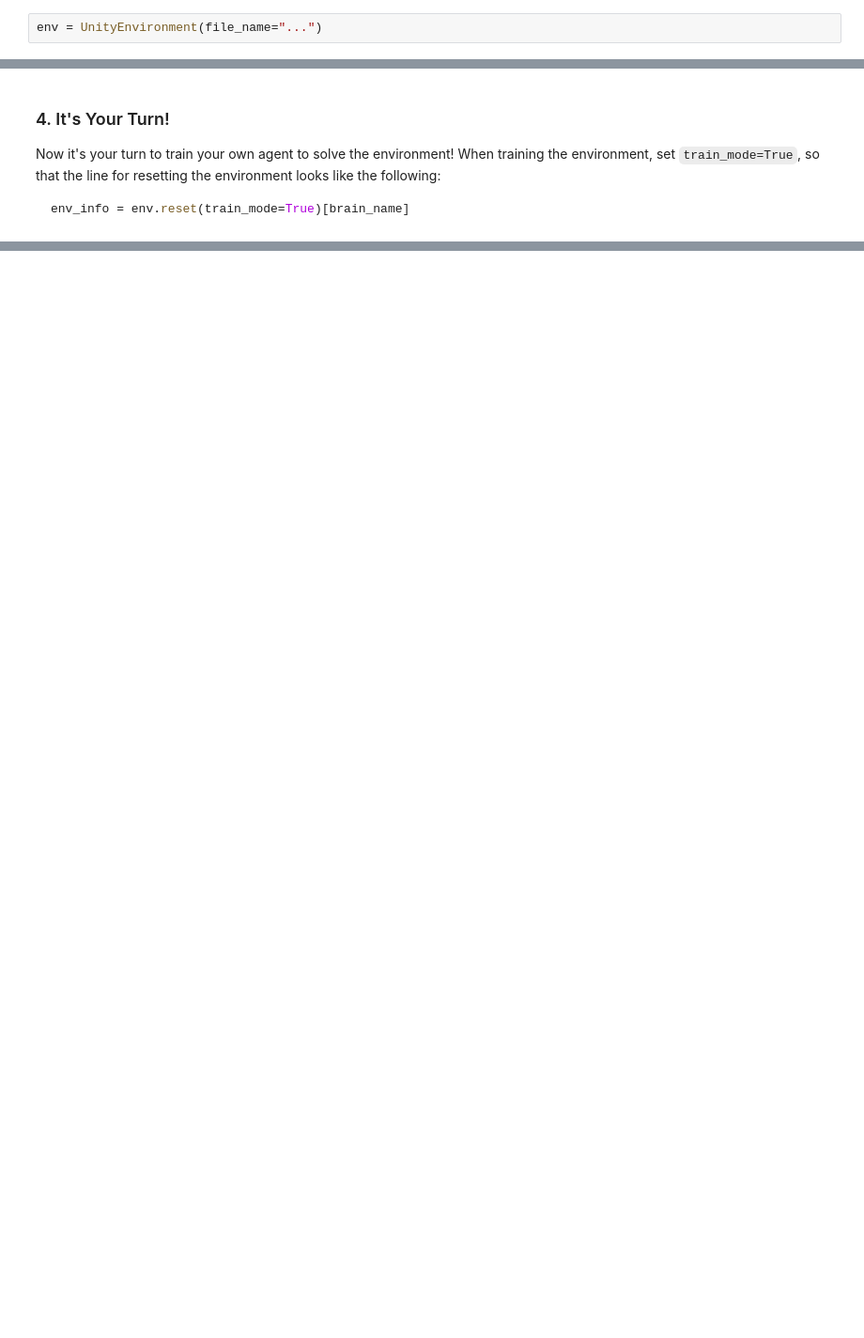
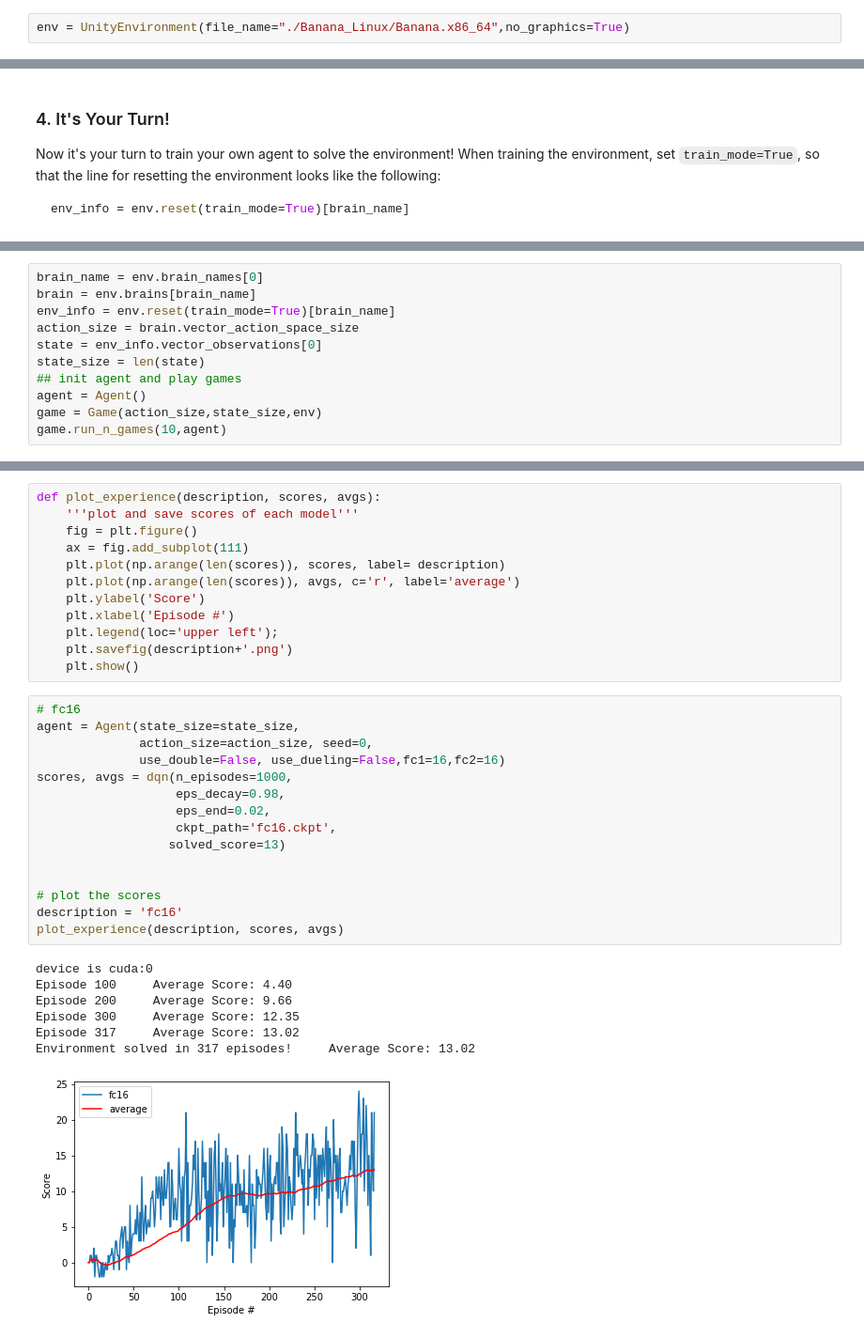
Before and after one commit to thanakijwanavit/navigation_rl_agent, a Jupyter notebook: Navigation.ipynb, the cells around one changed output, grey strips where cells are left out. Shown at 94% size. Drawn from its saved outputs; the diff is of its cells as text; blank space fills up the shorter version.

````diff
--- a/Navigation.ipynb
+++ b/Navigation.ipynb
@@ -29,4 +31,4 @@ For instance, if you are using a Mac, then you downloaded `Banana.app`.  If this
 env = UnityEnvironment(file_name="Banana.app")
 ```
 # %%
-env = UnityEnvironment(file_name="...")
+env = UnityEnvironment(file_name="./Banana_Linux/Banana.x86_64",no_graphics=True)
@@ -101,0 +211,11 @@ env_info = env.reset(train_mode=True)[brain_name]
+# %%
+brain_name = env.brain_names[0]
+brain = env.brains[brain_name]
+env_info = env.reset(train_mode=True)[brain_name]
+action_size = brain.vector_action_space_size
+state = env_info.vector_observations[0]
+state_size = len(state)
+## init agent and play games
+agent = Agent()
+game = Game(action_size,state_size,env)
+game.run_n_games(10,agent)
@@ -101,0 +273,35 @@ env_info = env.reset(train_mode=True)[brain_name]
+# %%
+def plot_experience(description, scores, avgs):
+    '''plot and save scores of each model'''
+    fig = plt.figure()
+    ax = fig.add_subplot(111)
+    plt.plot(np.arange(len(scores)), scores, label= description)
+    plt.plot(np.arange(len(scores)), avgs, c='r', label='average')
+    plt.ylabel('Score')
+    plt.xlabel('Episode #')
+    plt.legend(loc='upper left');
+    plt.savefig(description+'.png')
+    plt.show()
+# %%
+# fc16
+agent = Agent(state_size=state_size,
+              action_size=action_size, seed=0,
+              use_double=False, use_dueling=False,fc1=16,fc2=16)
+scores, avgs = dqn(n_episodes=1000,
+                   eps_decay=0.98,
+                   eps_end=0.02,
+                   ckpt_path='fc16.ckpt',
+                  solved_score=13)
+
+
+# plot the scores
+description = 'fc16'
+plot_experience(description, scores, avgs)
+# %% [output]
+device is cuda:0
+Episode 100     Average Score: 4.40
+Episode 200     Average Score: 9.66
+Episode 300     Average Score: 12.35
+Episode 317     Average Score: 13.02
+Environment solved in 317 episodes!     Average Score: 13.02
+[figure, added]
````
Also changed, not shown: parts of 15 cells of this notebook, 12 other files.
